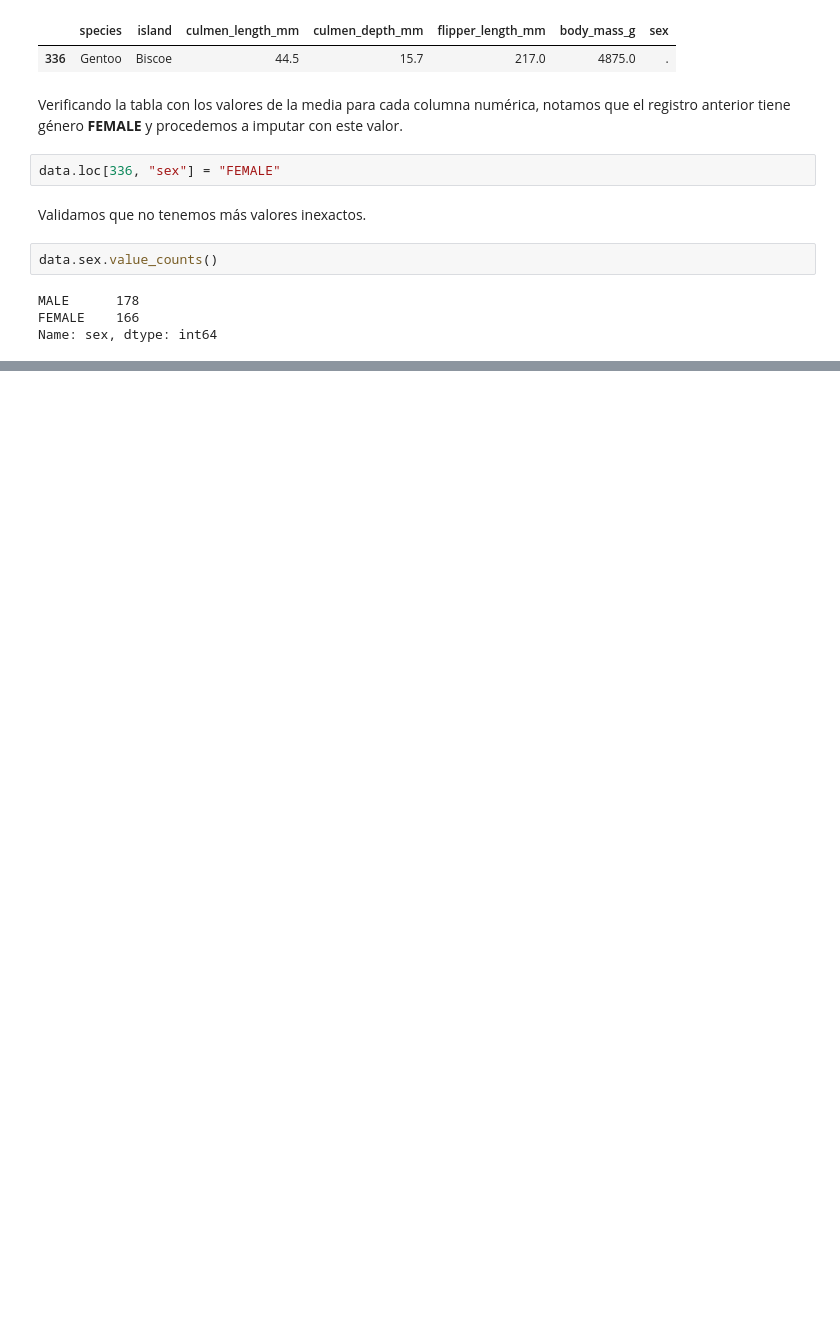
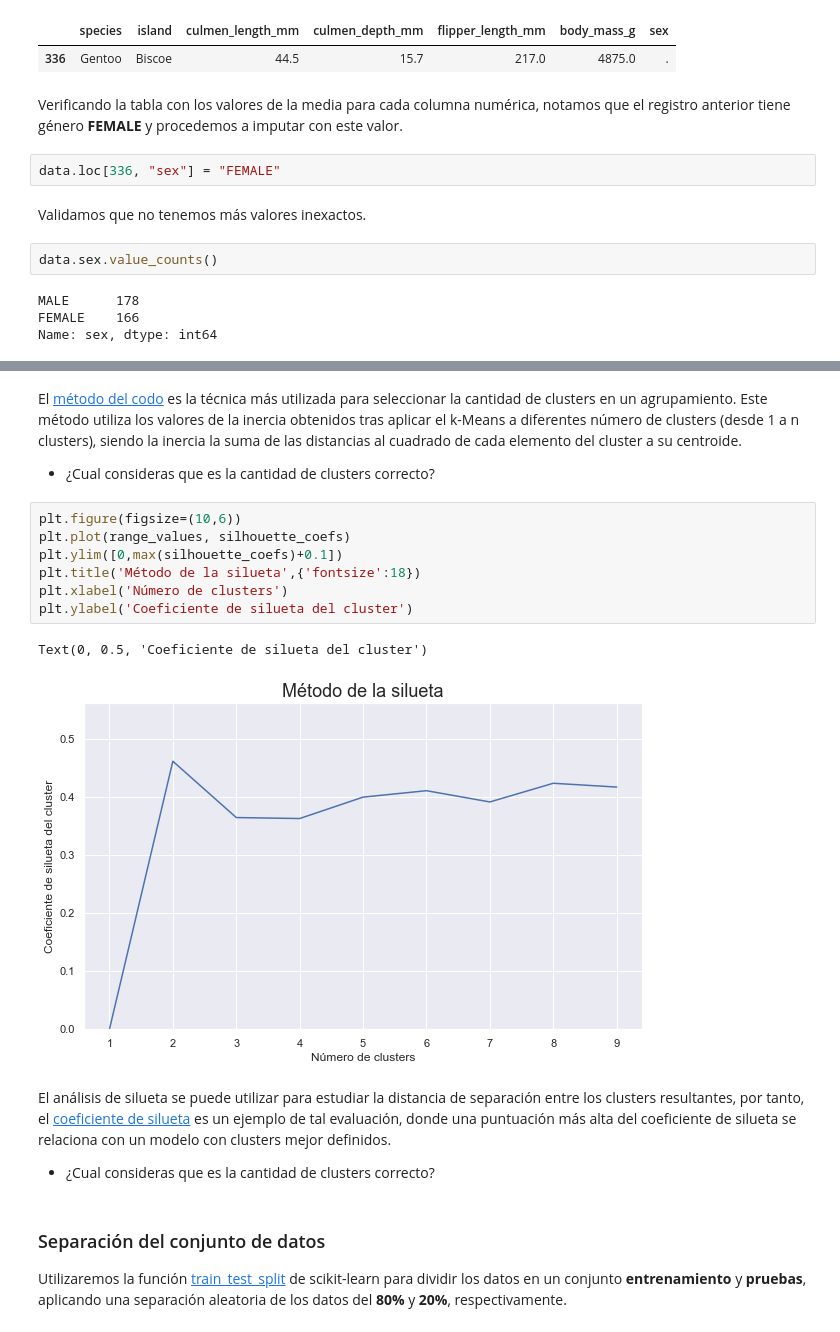
Before and after one commit to dazulu4/penguin-model, a Jupyter notebook: penguin_modeling.ipynb, the cells around one changed output, grey strips where cells are left out. Drawn from its saved outputs; the diff is of its cells as text; blank space fills up the shorter version.

```diff
--- a/penguin_soluction.ipynb
+++ b/penguin_modeling.ipynb
@@ -217,0 +334,19 @@ Name: sex, dtype: int64
+# %% [markdown]
+El [método del codo](https://jarroba.com/seleccion-del-numero-optimo-clusters/) es la técnica más utilizada para seleccionar la cantidad de clusters en un agrupamiento. Este método utiliza los valores de la inercia obtenidos tras aplicar el k-Means a diferentes número de clusters (desde 1 a n clusters), siendo la inercia la suma de las distancias al cuadrado de cada elemento del cluster a su centroide.
+* ¿Cual consideras que es la cantidad de clusters correcto?
+# %%
+plt.figure(figsize=(10,6))
+plt.plot(range_values, silhouette_coefs)
+plt.ylim([0,max(silhouette_coefs)+0.1])
+plt.title('Método de la silueta',{'fontsize':18})
+plt.xlabel('Número de clusters')
+plt.ylabel('Coeficiente de silueta del cluster')
+# %% [output]
+Text(0, 0.5, 'Coeficiente de silueta del cluster')
+[figure, added]
+# %% [markdown]
+El análisis de silueta se puede utilizar para estudiar la distancia de separación entre los clusters resultantes, por tanto, el [coeficiente de silueta](https://scikit-learn.org/stable/modules/clustering.html#silhouette-coefficient) es un ejemplo de tal evaluación, donde una puntuación más alta del coeficiente de silueta se relaciona con un modelo con clusters mejor definidos.
+* ¿Cual consideras que es la cantidad de clusters correcto?
+# %% [markdown]
+### Separación del conjunto de datos
+Utilizaremos la función [train_test_split](https://scikit-learn.org/stable/modules/generated/sklearn.model_selection.train_test_split.html?highlight=train_test_split#sklearn.model_selection.train_test_split) de scikit-learn para dividir los datos en un conjunto **entrenamiento** y **pruebas**, aplicando una separación aleatoria de los datos del **80%** y **20%**, respectivamente.
```
Also changed, not shown: parts of 30 cells of this notebook, 1 other file.
